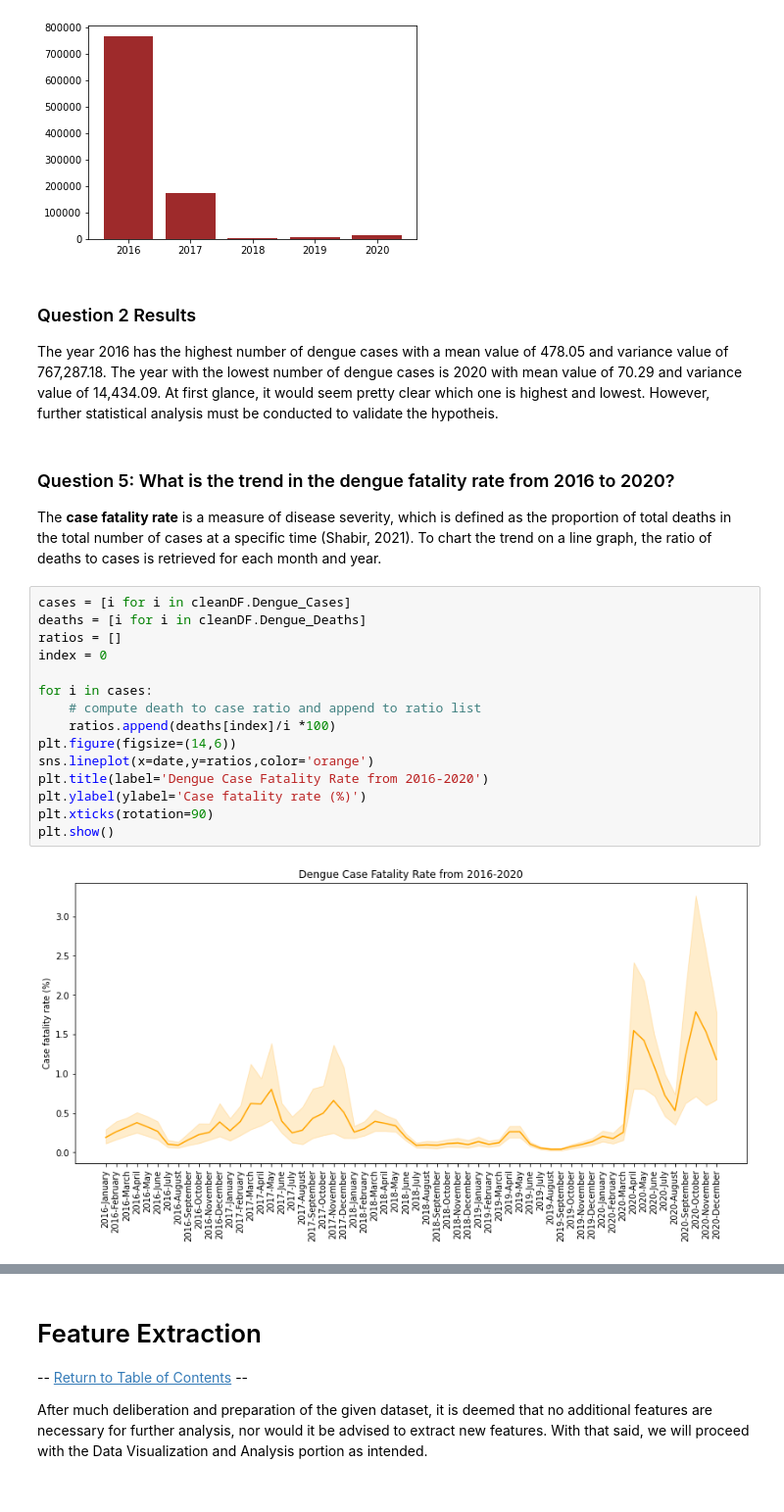
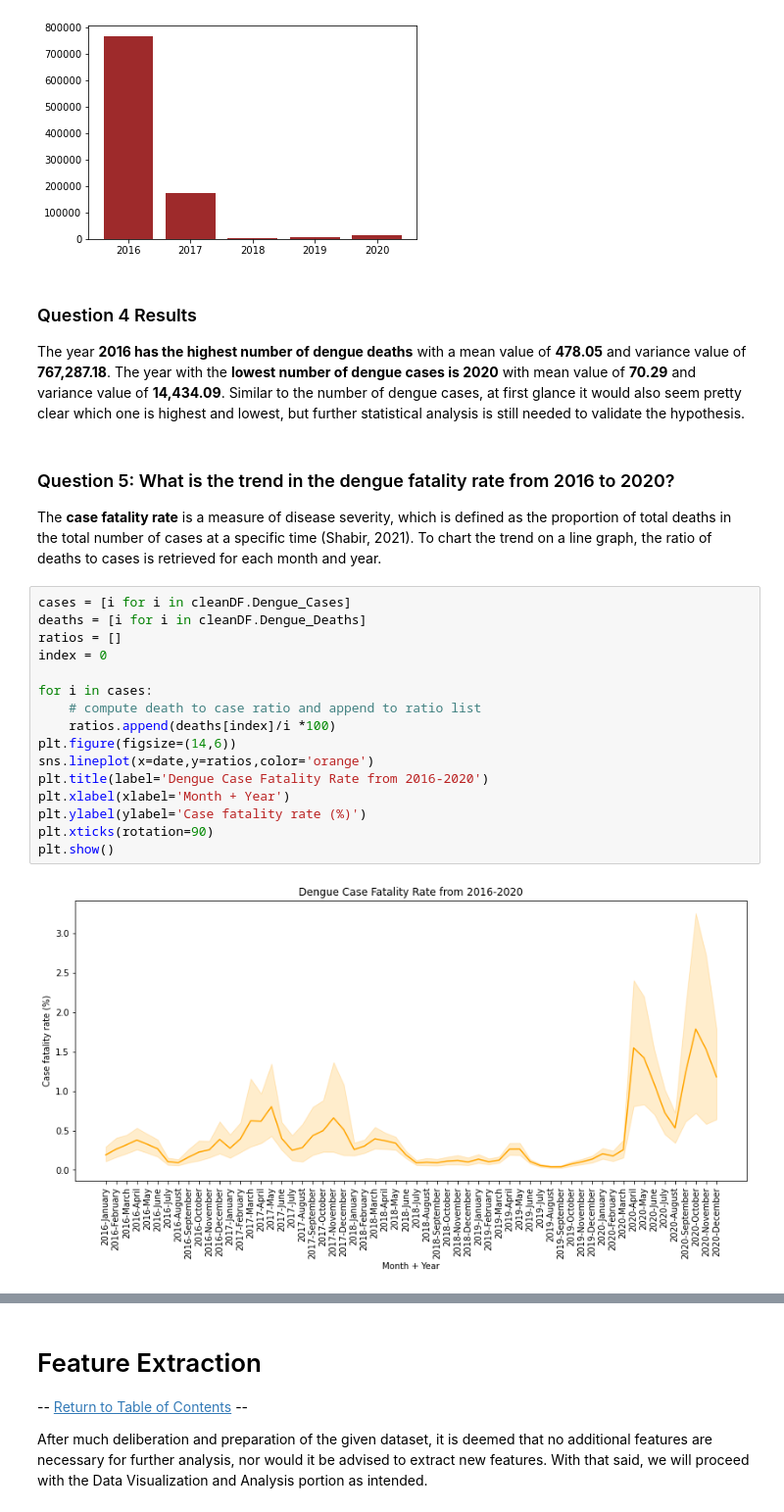
Before and after one commit to lowrainxx/DATA100-FinalProject, a Jupyter notebook: GROUP 2.ipynb, the cells around one changed output, grey strips where cells are left out. Shown at 98% size. Saved outputs shown, nothing was run; the diff lists cells and outputs as text.

```diff
--- a/GROUP 2.ipynb
+++ b/GROUP 2.ipynb
@@ -673,9 +679,9 @@ plt.show()
 [figure]
 [figure]
 # %% [markdown]
-### Question 2 Results
+### Question 4 Results
 
-The year 2016 has the highest number of dengue cases with a mean value of 478.05 and variance value of 767,287.18. The year with the lowest number of dengue cases is 2020 with mean value of 70.29 and variance value of 14,434.09. At first glance, it would seem pretty clear which one is highest and lowest. However, further statistical analysis must be conducted to validate the hypotheis.
+The year **2016 has the highest number of dengue deaths** with a mean value of **478.05** and variance value of **767,287.18**. The year with the **lowest number of dengue cases is 2020** with mean value of **70.29** and variance value of **14,434.09**. Similar to the number of dengue cases, at first glance it would also seem pretty clear which one is highest and lowest, but further statistical analysis is still needed to validate the hypothesis.
 # %% [markdown]
 ### Question 5: What is the trend in the dengue fatality rate from 2016 to 2020?
 
@@ -683,17 +689,18 @@ The **case fatality rate** is a measure of disease severity, which is defined as
 # %%
 cases = [i for i in cleanDF.Dengue_Cases]
 deaths = [i for i in cleanDF.Dengue_Deaths]
 ratios = []
 index = 0
 
 for i in cases:
     # compute death to case ratio and append to ratio list
     ratios.append(deaths[index]/i *100)
 plt.figure(figsize=(14,6))
 sns.lineplot(x=date,y=ratios,color='orange')
 plt.title(label='Dengue Case Fatality Rate from 2016-2020')
+plt.xlabel(xlabel='Month + Year')
 plt.ylabel(ylabel='Case fatality rate (%)')
 plt.xticks(rotation=90)
 plt.show()
 # %% [output]
-[figure, old version]
+[figure, new version]
```
Also changed, not shown: parts of 14 cells of this notebook.
